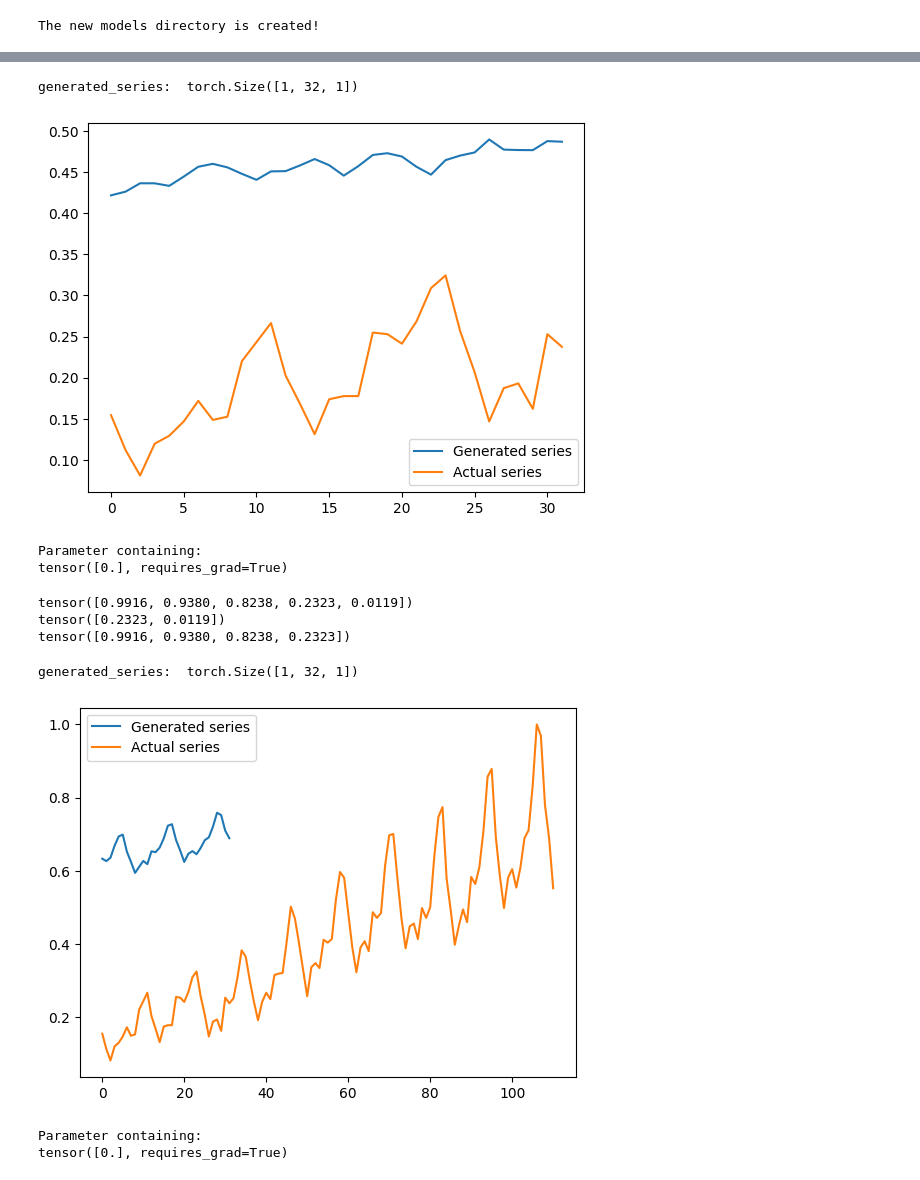
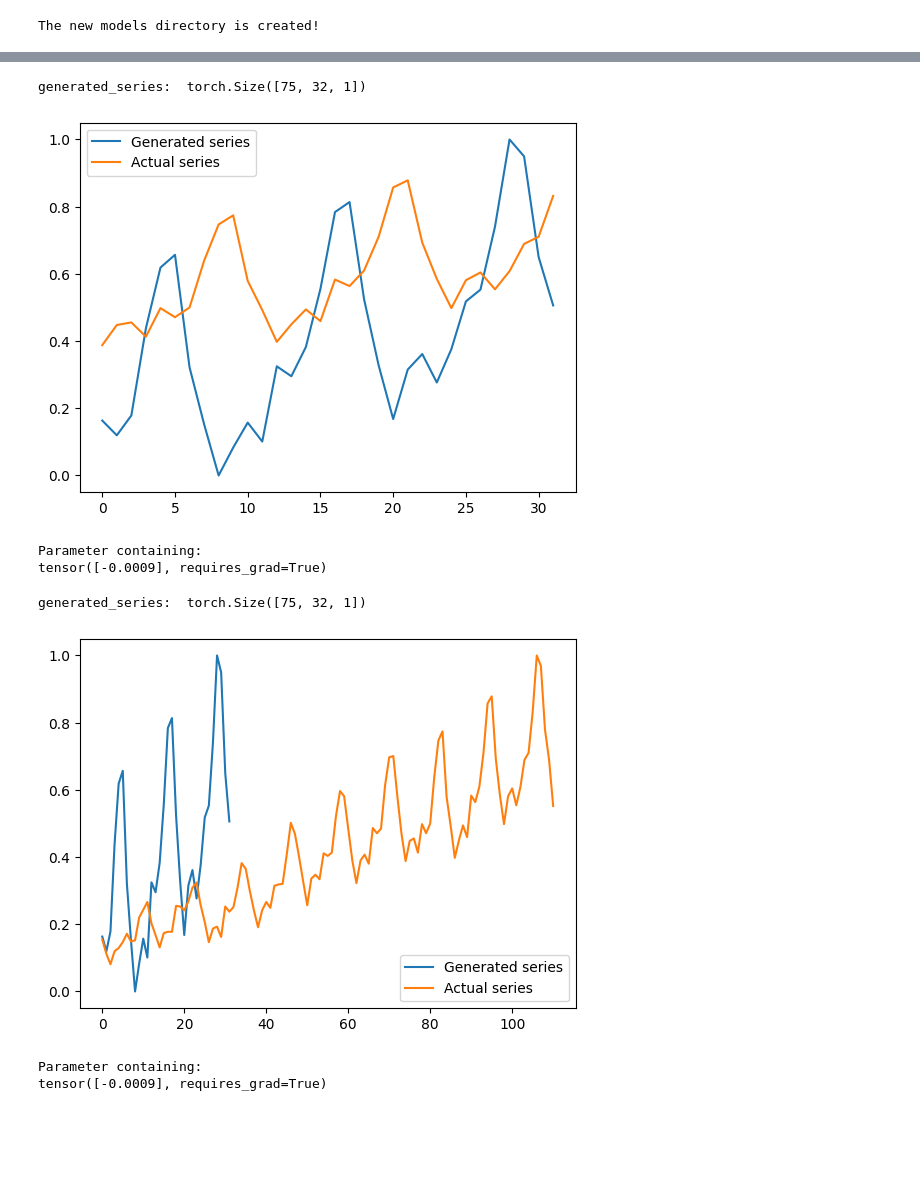
Before and after one commit to francomano/PSA-GAN, a Jupyter notebook: run.ipynb, the cells around one changed output, grey strips where cells are left out. Drawn from its saved outputs; the diff is of its cells as text; code cells hidden in the pictures; blank space fills up the shorter version.

Commit message:
Restored scale

```diff
--- a/run.ipynb
+++ b/run.ipynb
@@ -135,7 +135,7 @@ discriminator_lr=0.0001
 #generator_lr=0.00005
 generator_lr=0.0001
 num_epochs=10
-batch_size=1
+batch_size=75
 criterion = nn.MSELoss()
 
 #Initializations
@@ -160,7 +160,7 @@ for epoch in (range(num_epochs)):
         d_losses_temp=[]
         for i, (X, Y) in enumerate((train_loader)):
             #print("i:",i)
-            print("X in (train_loader):",X.shape)
+            #print("X in (train_loader):",X.shape)
             #print("Y:",Y.shape)
 
 
@@ -246,34 +239,25 @@ with torch.no_grad():
     print("generated_series: ",generated_series.shape)
     generated_series = generated_series.detach().numpy()
 # %% [output]
-generated_series:  torch.Size([1, 32, 1])
+generated_series:  torch.Size([75, 32, 1])
 # %%
 # Plot the generated time series samples
 
 plt.figure()
 #for i in range(trainX.size(0)):
 #    plt.plot(generated_series[i], label='Generated series')
-plt.plot(generated_series[batch_size-1], label='Generated series')
+plt.plot(utils.scale(generated_series[batch_size-1]), label='Generated series')
 plt.plot(training_data[batch_size+seq_length-1:batch_size+2*seq_length-1], label='Actual series')
 #sequences=sequences.permute(0,2,1)
 #plt.plot(sequences[batch_size-1],label="label series")
 plt.legend()
 plt.show()
 
 print(G.main.attn.gamma)
 # %% [output]
-[figure, old version]
+[figure, new version]
 Parameter containing:
-tensor([0.], requires_grad=True)
+tensor([-0.0009], requires_grad=True)
-# %%
-pr=torch.rand(5)
-print(pr)
-print(pr[len(pr)-2:])
-print(pr[:4])
-# %% [output]
-tensor([0.9916, 0.9380, 0.8238, 0.2323, 0.0119])
-tensor([0.2323, 0.0119])
-tensor([0.9916, 0.9380, 0.8238, 0.2323])
 # %%
 with torch.no_grad():
 
@@ -287,7 +271,7 @@ with torch.no_grad():
 plt.figure()
 #for i in range(trainX.size(0)):
 #    plt.plot(generated_series[i], label='Generated series')
-plt.plot(generated_series[batch_size-1], label='Generated series')
+plt.plot(utils.scale(generated_series[batch_size-1]), label='Generated series')
 plt.plot(dataY[:], label='Actual series')
 #sequences=sequences.permute(0,2,1)
 #plt.plot(sequences[batch_size-1],label="label series")
@@ -296,7 +280,7 @@ plt.show()
 
 print(G.main.attn.gamma)
 # %% [output]
-generated_series:  torch.Size([1, 32, 1])
+generated_series:  torch.Size([75, 32, 1])
-[figure, old version]
+[figure, new version]
 Parameter containing:
-tensor([0.], requires_grad=True)
+tensor([-0.0009], requires_grad=True)
```
Also changed, not shown: parts of 3 cells of this notebook, 1 other file.
